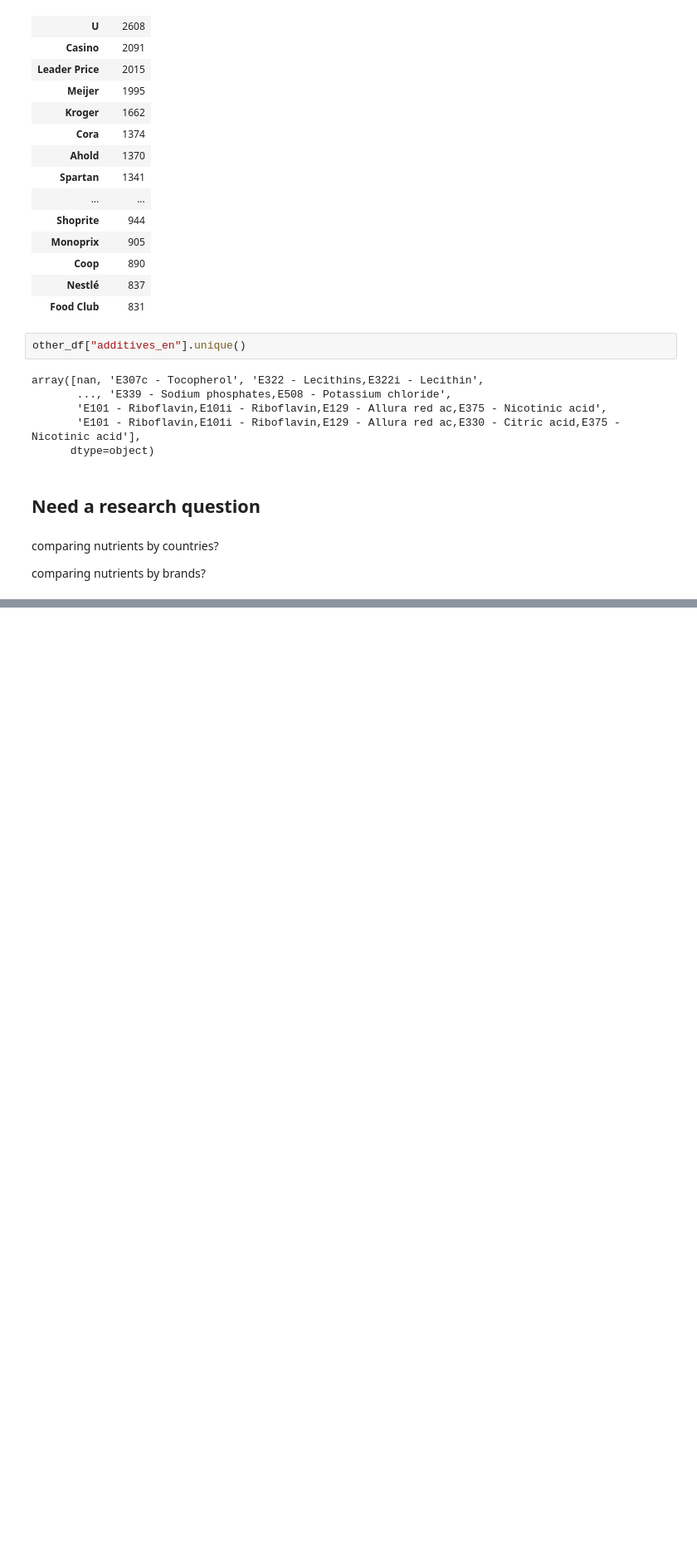
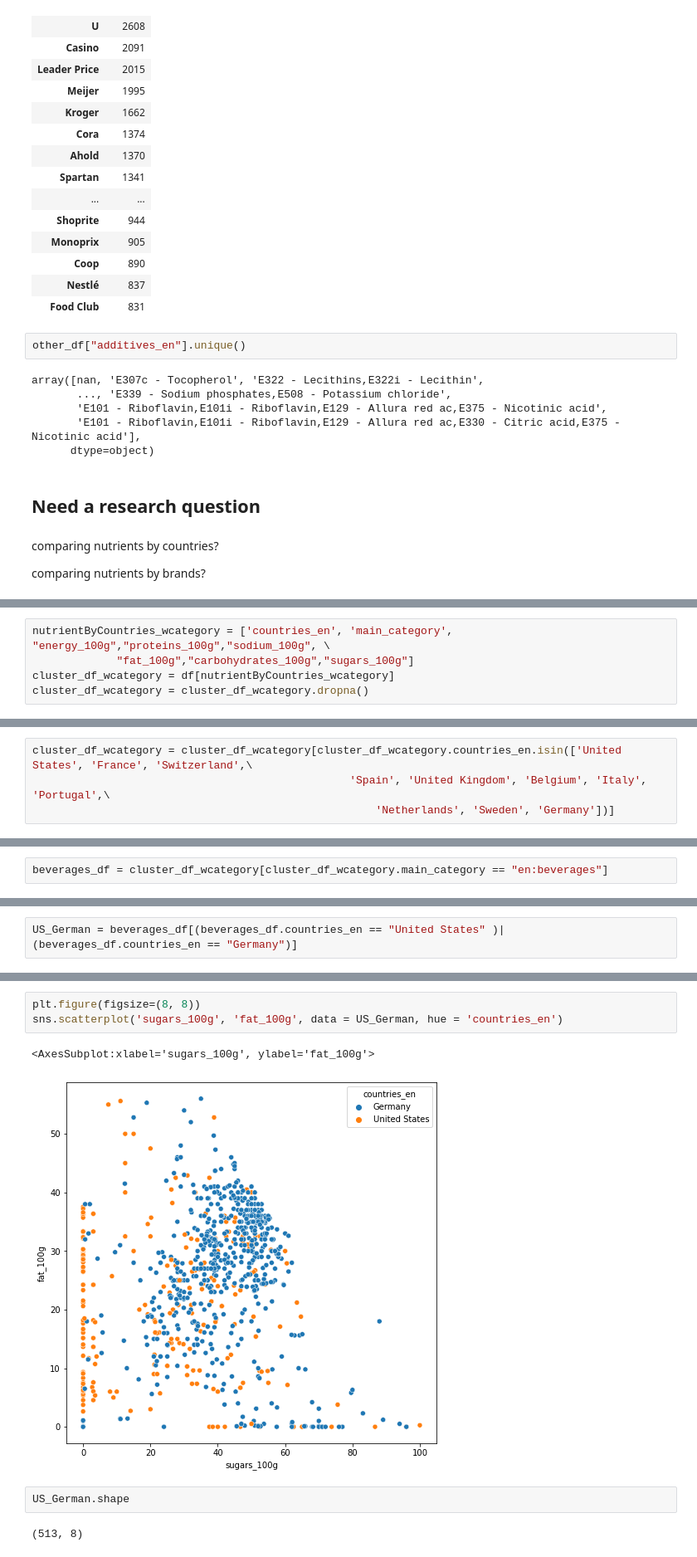
Before and after one commit to gabet2/STAT542, a Jupyter notebook: mcchan3/Project.ipynb, the cells around one changed output, grey strips where cells are left out. Shown at 83% size. Drawn from its saved outputs; the diff is of its cells as text; blank space fills up the shorter version.

```diff
--- a/mcchan3/Project.ipynb
+++ b/mcchan3/Project.ipynb
@@ -295,0 +299,5 @@ other_df["additives"][2]
+# %%
+nutrientByCountries_wcategory = ['countries_en', 'main_category', "energy_100g","proteins_100g","sodium_100g", \
+             "fat_100g","carbohydrates_100g","sugars_100g"]
+cluster_df_wcategory = df[nutrientByCountries_wcategory]
+cluster_df_wcategory = cluster_df_wcategory.dropna()
@@ -295,0 +318,4 @@ other_df["additives"][2]
+# %%
+cluster_df_wcategory = cluster_df_wcategory[cluster_df_wcategory.countries_en.isin(['United States', 'France', 'Switzerland',\
+                                                 'Spain', 'United Kingdom', 'Belgium', 'Italy', 'Portugal',\
+                                                     'Netherlands', 'Sweden', 'Germany'])]
@@ -295,0 +353,2 @@ other_df["additives"][2]
+# %%
+beverages_df = cluster_df_wcategory[cluster_df_wcategory.main_category == "en:beverages"]
@@ -295,0 +373,2 @@ other_df["additives"][2]
+# %%
+US_German = beverages_df[(beverages_df.countries_en == "United States" )| (beverages_df.countries_en == "Germany")]
@@ -295,0 +384,10 @@ other_df["additives"][2]
+# %%
+plt.figure(figsize=(8, 8))
+sns.scatterplot('sugars_100g', 'fat_100g', data = US_German, hue = 'countries_en')
+# %% [output]
+<AxesSubplot:xlabel='sugars_100g', ylabel='fat_100g'>
+[figure, added]
+# %%
+US_German.shape
+# %% [output]
+(513, 8)
```
Also changed, not shown: parts of 110 cells of this notebook.
